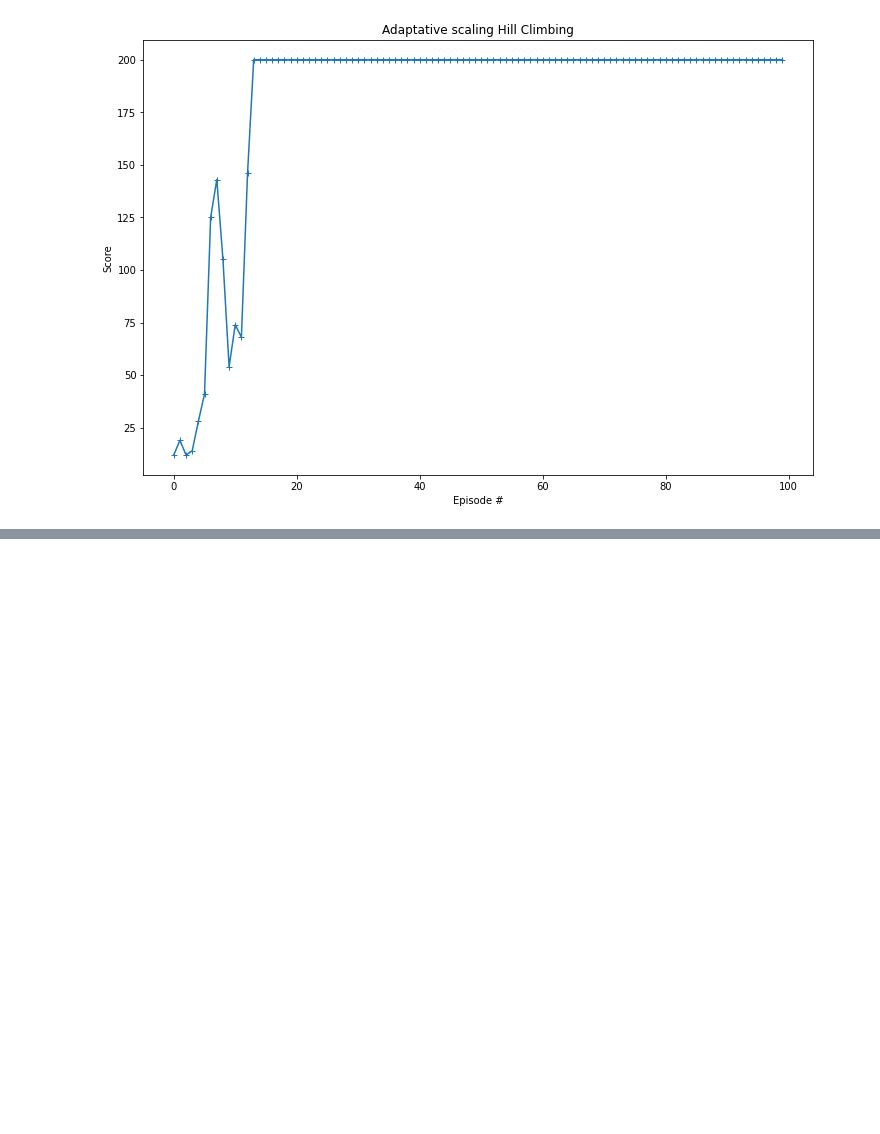
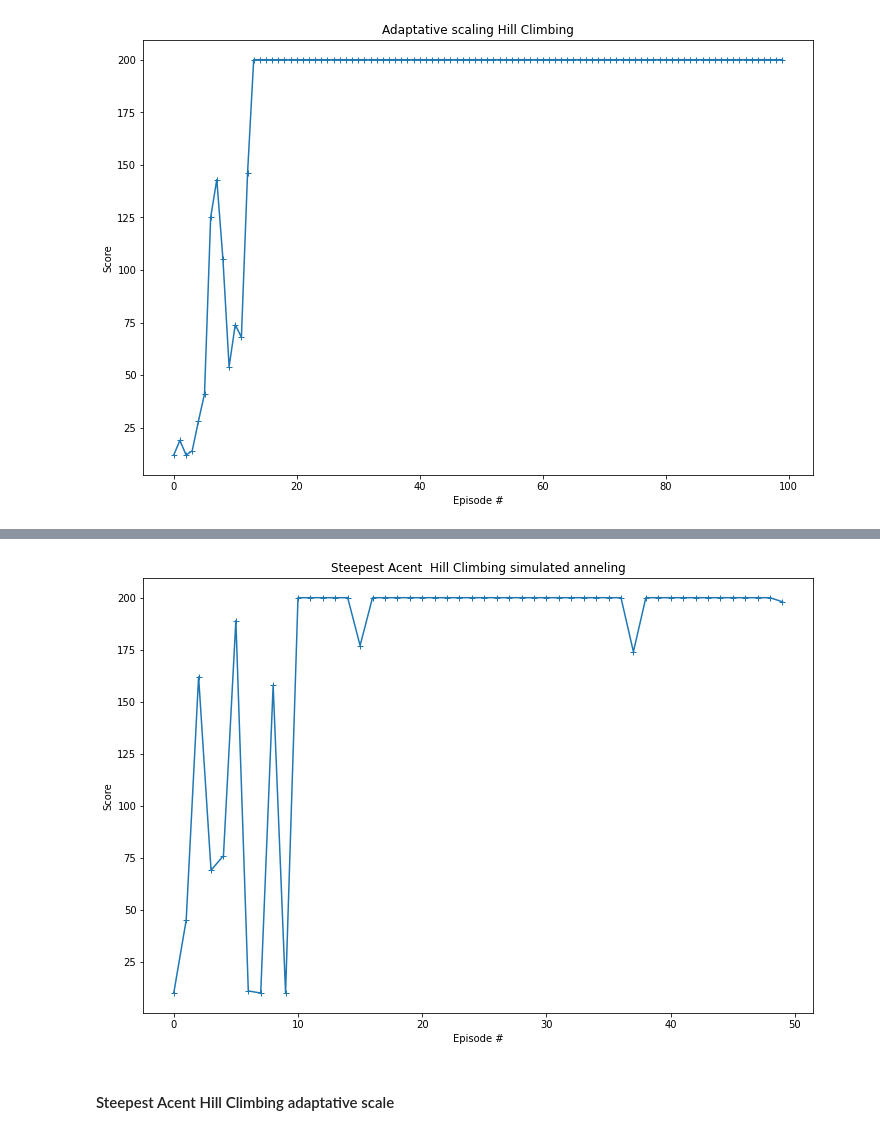
Before and after one commit to PierreMsy/CartPole_BlackBoxOptimization, a Jupyter notebook: Exploration.ipynb, the cells around one changed output, grey strips where cells are left out. Drawn from its saved outputs; the diff is of its cells as text; code cells hidden in the pictures; blank space fills up the shorter version.

```diff
--- a/Exploration.ipynb
+++ b/Exploration.ipynb
@@ -154,0 +341,12 @@ plt.show()
+# %%
+fig = plt.figure(figsize=(12,8))
+ax = fig.add_subplot(111)
+plt.plot(np.arange(len(scores_record))*AVERAGE_ON_RECORD, scores_record, marker='+')
+plt.ylabel('Score')
+plt.xlabel('Episode #')
+plt.title('Steepest Acent  Hill Climbing simulated anneling')
+plt.show()
+# %% [output]
+[figure, added]
+# %% [markdown]
+#### Steepest Acent  Hill Climbing adaptative scale
```
Also changed, not shown: parts of 13 cells of this notebook, 1 other file.
